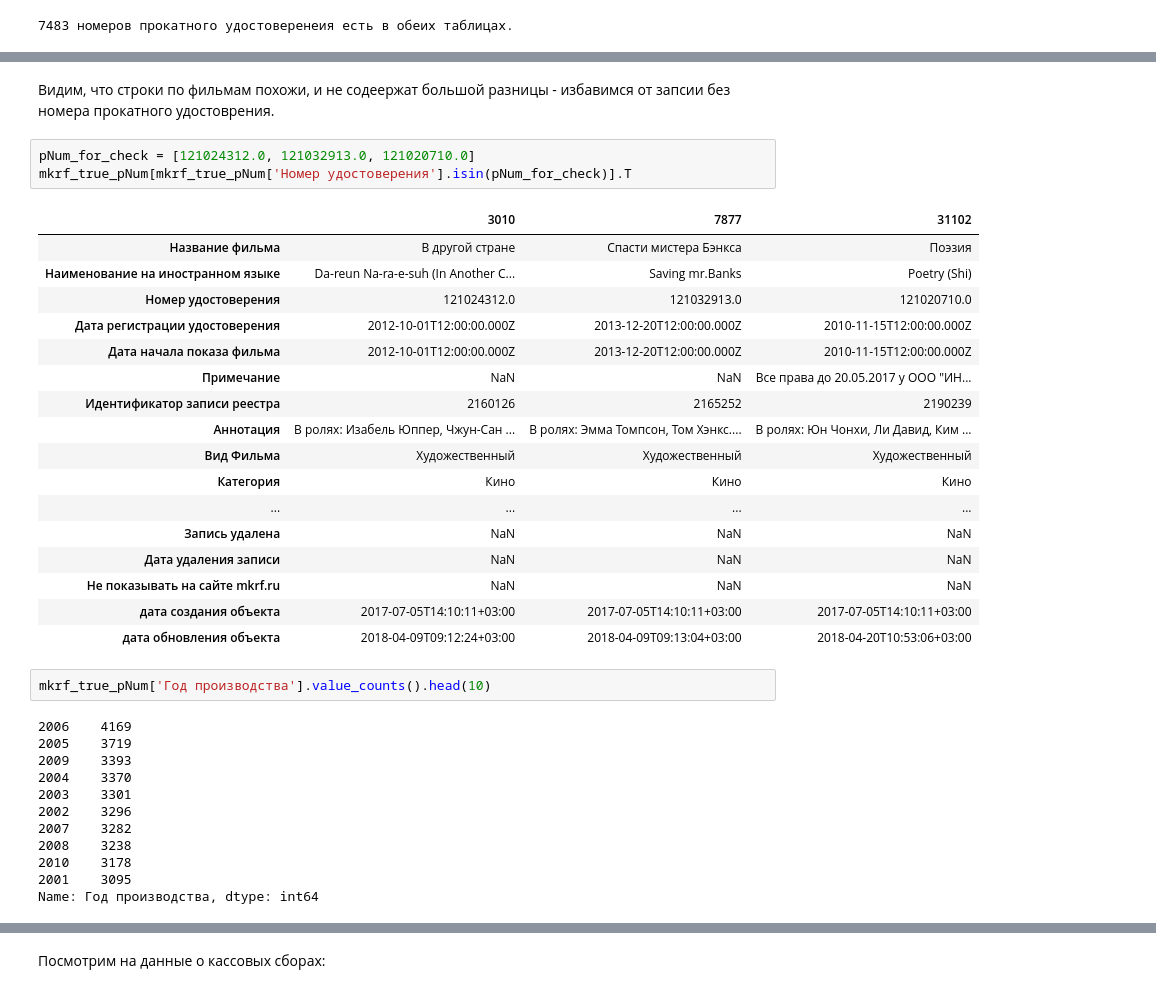
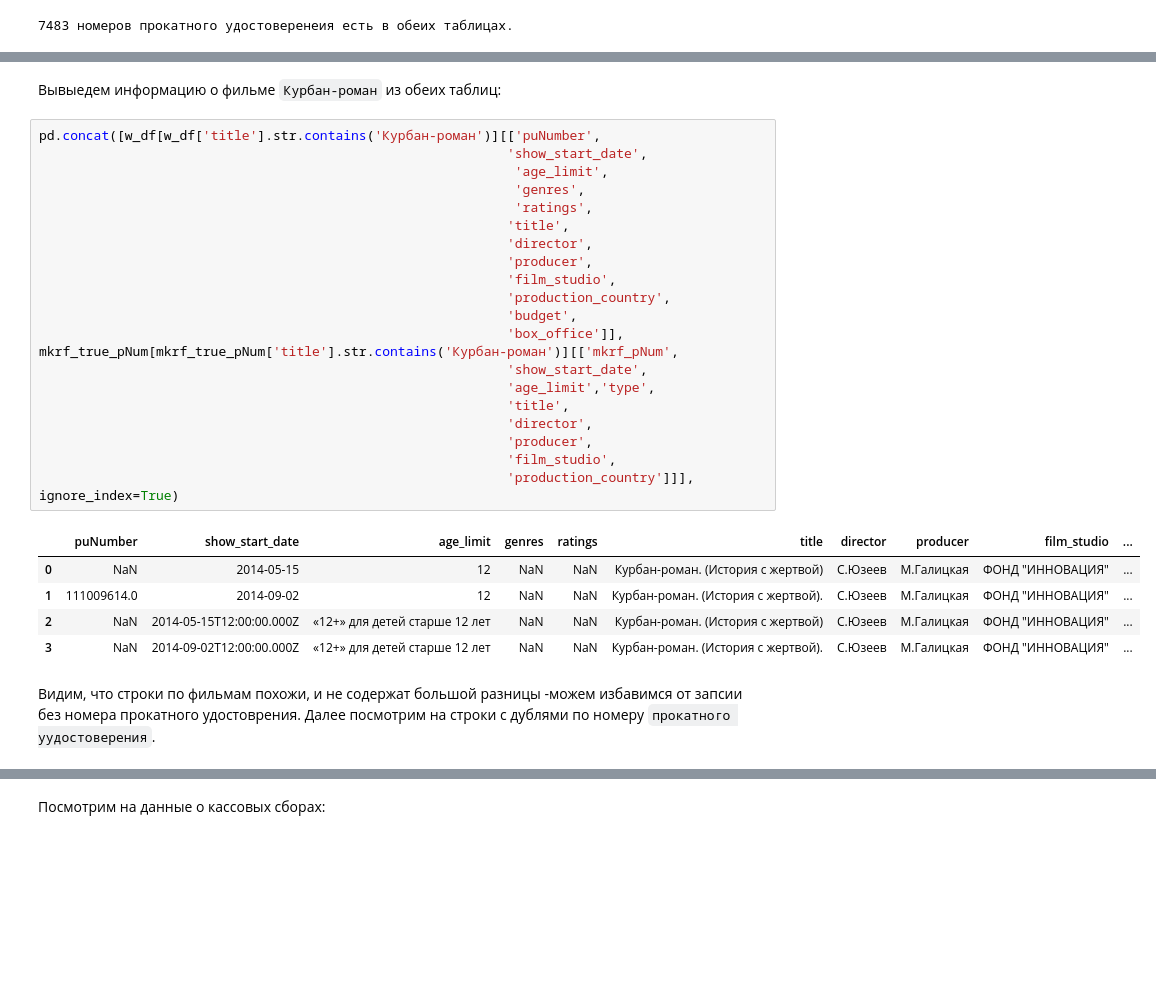
Before and after one commit to sqrt495/Y-datastudio, a Jupyter notebook: cinema_notebook_Sergei_Korneev.ipynb, the cells around one changed output, grey strips where cells are left out. Drawn from its saved outputs; the diff is of its cells as text; blank space fills up the shorter version.

```diff
--- a/cinema_notebook_Sergei_Korneev.ipynb
+++ b/cinema_notebook_Sergei_Korneev.ipynb
@@ -1109,37 +1119,32 @@ mkrf_true_pNum[mkrf_true_pNum['Название фильма'].str.contains('К
+# %% [markdown]
+Вывыедем информацию о фильме `Курбан-роман` из обеих таблиц:
+# %%
+pd.concat([w_df[w_df['title'].str.contains('Курбан-роман')][['puNumber',
+                                                            'show_start_date',
+                                                             'age_limit',
+                                                             'genres',
+                                                             'ratings',
+                                                            'title',
+                                                            'director',
+                                                            'producer',
+                                                            'film_studio',
+                                                            'production_country',
+                                                            'budget',
+                                                            'box_office']],
+mkrf_true_pNum[mkrf_true_pNum['title'].str.contains('Курбан-роман')][['mkrf_pNum',
+                                                            'show_start_date',
+                                                            'age_limit','type',
+                                                            'title',
+                                                            'director',
+                                                            'producer',
+                                                            'film_studio',
+                                                            'production_country']]],
+ignore_index=True)
+# %% [output]
+|  | puNumber | show_start_date | age_limit | genres | ratings | title | director | producer | film_studio | ... |
+| 0 | NaN | 2014-05-15 | 12 | NaN | NaN | Курбан-роман. (История с жертвой) | С.Юзеев | М.Галицкая | ФОНД "ИННОВАЦИЯ" | ... |
+| 1 | 111009614.0 | 2014-09-02 | 12 | NaN | NaN | Курбан-роман. (История с жертвой). | С.Юзеев | М.Галицкая | ФОНД "ИННОВАЦИЯ" | ... |
+| 2 | NaN | 2014-05-15T12:00:00.000Z | «12+» для детей старше 12 лет | NaN | NaN | Курбан-роман. (История с жертвой) | С.Юзеев | М.Галицкая | ФОНД "ИННОВАЦИЯ" | ... |
+| 3 | NaN | 2014-09-02T12:00:00.000Z | «12+» для детей старше 12 лет | NaN | NaN | Курбан-роман. (История с жертвой). | С.Юзеев | М.Галицкая | ФОНД "ИННОВАЦИЯ" | ... |
 # %% [markdown]
-Видим, что строки по фильмам похожи, и не содеержат большой разницы - избавимся от запсии без номера прокатного удостоврения.
+Видим, что строки по фильмам похожи, и не содержат большой разницы -можем избавимся от запсии без номера прокатного удостоврения. Далее посмотрим на строки с дублями по номеру `прокатного уудостоверения`.
-# %%
-pNum_for_check = [121024312.0, 121032913.0, 121020710.0]
-mkrf_true_pNum[mkrf_true_pNum['Номер удостоверения'].isin(pNum_for_check)].T
-# %% [output]
-|  | 3010 | 7877 | 31102 |
-| Название фильма | В другой стране | Спасти мистера Бэнкса | Поэзия |
-| Hаименование на иностранном языке | Da-reun Na-ra-e-suh (In Another C... | Saving mr.Banks | Poetry (Shi) |
-| Номер удостоверения | 121024312.0 | 121032913.0 | 121020710.0 |
-| Дата регистрации удостоверения | 2012-10-01T12:00:00.000Z | 2013-12-20T12:00:00.000Z | 2010-11-15T12:00:00.000Z |
-| Дата начала показа фильма | 2012-10-01T12:00:00.000Z | 2013-12-20T12:00:00.000Z | 2010-11-15T12:00:00.000Z |
-| Примечание | NaN | NaN | Все права до 20.05.2017 у ООО "ИН... |
-| Идентификатор записи реестра | 2160126 | 2165252 | 2190239 |
-| Аннотация | В ролях: Изабель Юппер, Чжун-Сан ... | В ролях: Эмма Томпсон, Том Хэнкс.... | В ролях: Юн Чонхи, Ли Давид, Ким ... |
-| Вид Фильма | Художественный | Художественный | Художественный |
-| Категория | Кино | Кино | Кино |
-| ... | ... | ... | ... |
-| Запись удалена | NaN | NaN | NaN |
-| Дата удаления записи | NaN | NaN | NaN |
-| Не показывать на сайте mkrf.ru | NaN | NaN | NaN |
-| дата создания объекта | 2017-07-05T14:10:11+03:00 | 2017-07-05T14:10:11+03:00 | 2017-07-05T14:10:11+03:00 |
-| дата обновления объекта | 2018-04-09T09:12:24+03:00 | 2018-04-09T09:13:04+03:00 | 2018-04-20T10:53:06+03:00 |
-# %%
-mkrf_true_pNum['Год производства'].value_counts().head(10)
-# %% [output]
-2006    4169
-2005    3719
-2009    3393
-2004    3370
-2003    3301
-2002    3296
-2007    3282
-2008    3238
-2010    3178
-2001    3095
-Name: Год производства, dtype: int64
```
Also changed, not shown: parts of 45 cells of this notebook.
